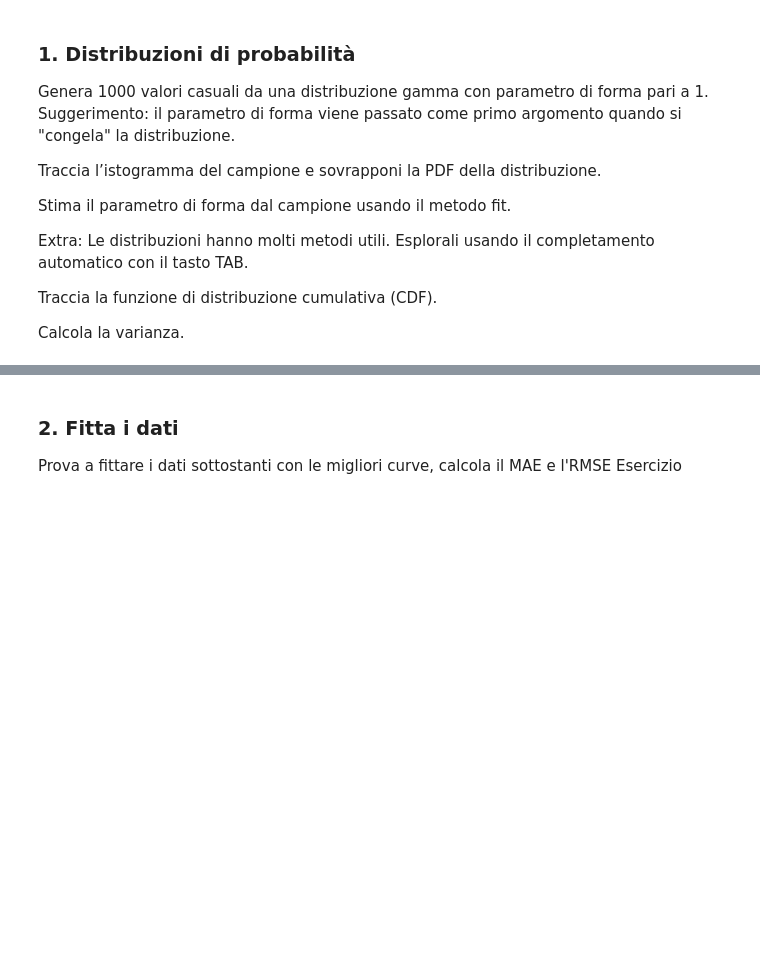
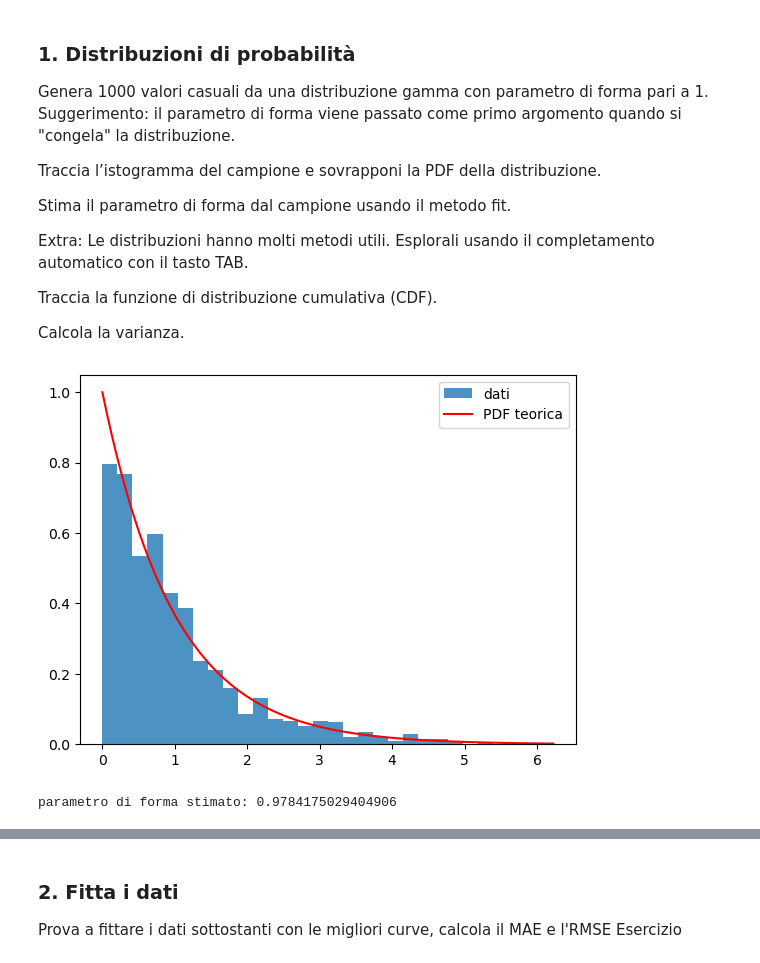
Before and after one commit to mattialuvisetto/ProgrammingLab, a Jupyter notebook: ESERCIZILAB2/7.4_esercizi_lez7.ipynb, the cells around one changed output, grey strips where cells are left out. Cells and saved outputs as stored; diff of their text form; code cells hidden in the pictures; blank space fills up the shorter version.

```diff
--- a/ESERCIZILAB2/7.4_esercizi_lez7.ipynb
+++ b/ESERCIZILAB2/7.4_esercizi_lez7.ipynb
@@ -17,3 +17,24 @@ Calcola la varianza.
 import numpy as np
 import matplotlib.pyplot as plt
 import scipy as sp
+# %%
+# 1.
+k = 1
+dist = sp.stats.gamma(k)
+data = dist.rvs(size=1000) # 1000 valori
+
+# 2.
+plt.hist(data, bins=30, density=True, alpha=0.8, label="dati")
+x = np.linspace(min(data), max(data), 100)
+plt.plot(x, dist.pdf(x), "r-", label="PDF teorica") # PDF sovrapposta
+
+plt.legend()
+plt.show()
+# %% [output]
+[figure, added]
+# %%
+# 3.
+params = sp.stats.gamma.fit(data)
+print("parametro di forma stimato:",params[0])
+# %% [output]
+parametro di forma stimato: 0.9784175029404906
```
Also changed, not shown: parts of 6 cells of this notebook, 2 other files.
